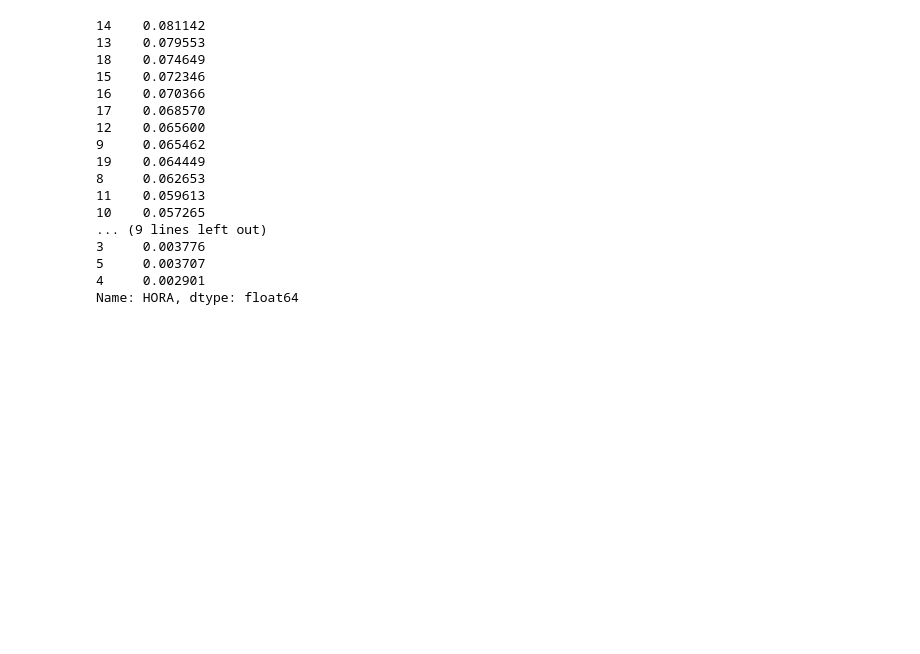
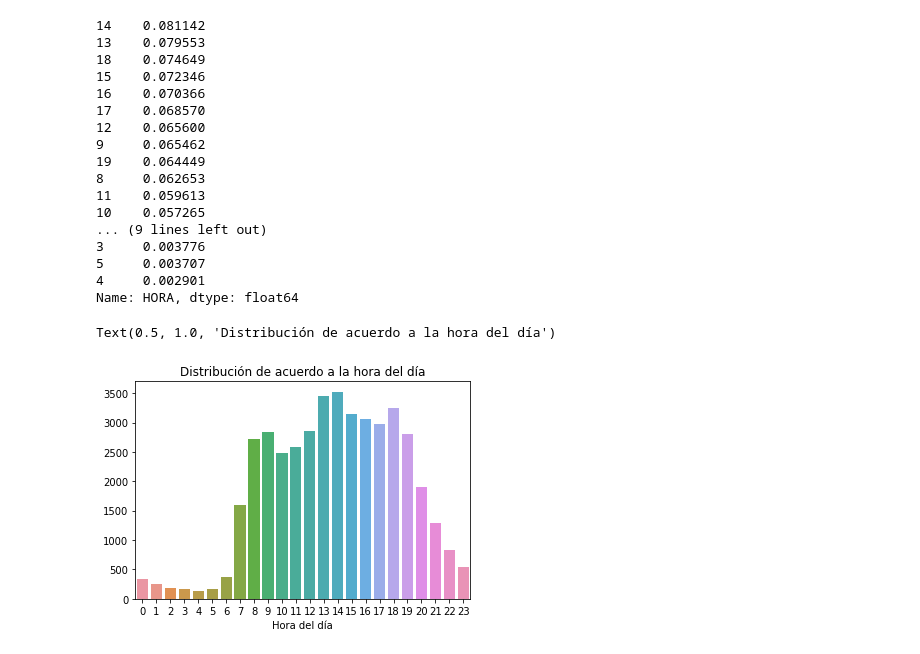
Before and after one commit to RamonPuon/Datlas-Analysis, a Jupyter notebook: data_analysis.ipynb, the cells around one changed output. Cells and saved outputs as stored; diff of their text form; code cells hidden in the pictures; blank space fills up the shorter version.

```diff
--- a/data_analysis.ipynb
+++ b/data_analysis.ipynb
@@ -159,3 +164,11 @@ dataset['HORA'].value_counts()/len(dataset)
 5     0.003707
 4     0.002901
 Name: HORA, dtype: float64
+# %%
+sns.countplot(x = 'HORA', data = dataset)
+plt.ylabel("")
+plt.xlabel("Hora del día")
+plt.title("Distribución de acuerdo a la hora del día")
+# %% [output]
+Text(0.5, 1.0, 'Distribución de acuerdo a la hora del día')
+[figure, added]
```
Also changed, not shown: parts of 1 cell of this notebook.
